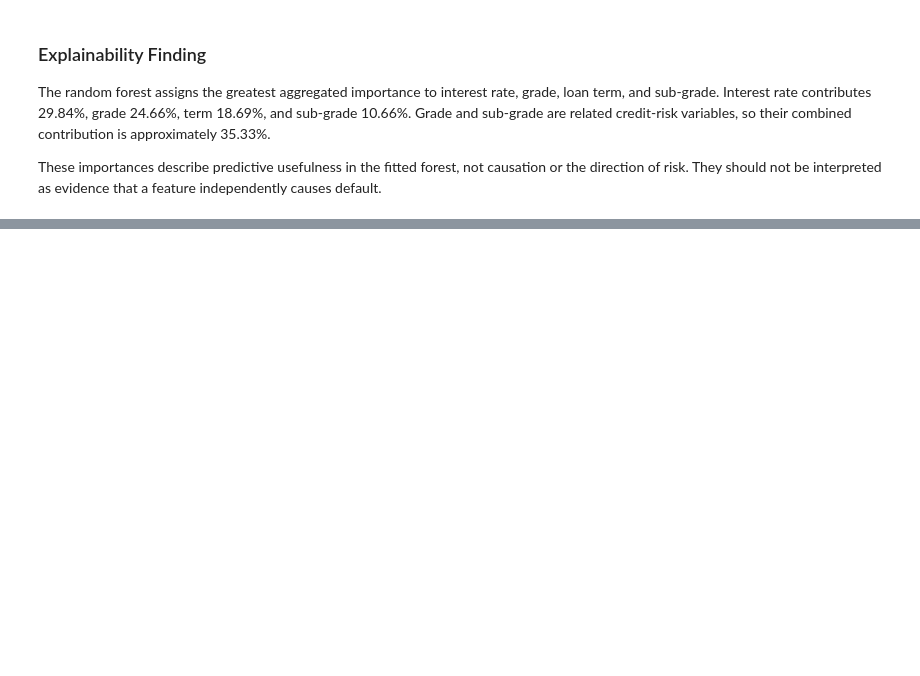
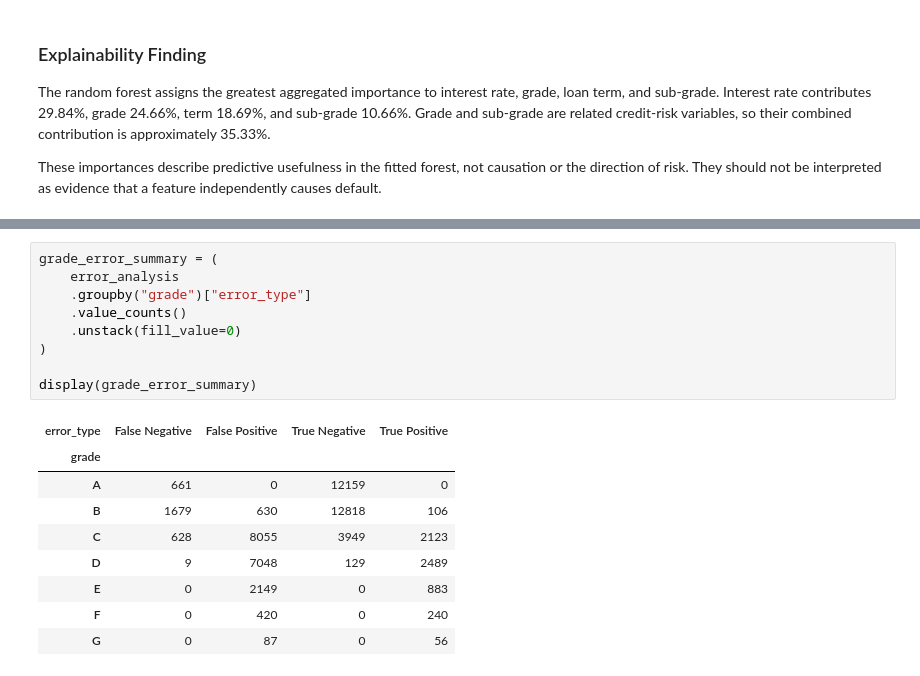
Before and after one commit to brishavrajbahak/loan-default-prediction, a Jupyter notebook: notebooks/05_tree_models.ipynb, the cells around one changed output, grey strips where cells are left out. Drawn from its saved outputs; the diff is of its cells as text; blank space fills up the shorter version.

```diff
--- a/notebooks/05_tree_models.ipynb
+++ b/notebooks/05_tree_models.ipynb
@@ -536,0 +564,19 @@ These importances describe predictive usefulness in the fitted forest, not causa
+# %%
+grade_error_summary = (
+    error_analysis
+    .groupby("grade")["error_type"]
+    .value_counts()
+    .unstack(fill_value=0)
+)
+
+display(grade_error_summary)
+# %% [output]
+| error_type | False Negative | False Positive | True Negative | True Positive |
+| grade |  |  |  |  |
+| A | 661 | 0 | 12159 | 0 |
+| B | 1679 | 630 | 12818 | 106 |
+| C | 628 | 8055 | 3949 | 2123 |
+| D | 9 | 7048 | 129 | 2489 |
+| E | 0 | 2149 | 0 | 883 |
+| F | 0 | 420 | 0 | 240 |
+| G | 0 | 87 | 0 | 56 |
```
Also changed, not shown: parts of 13 cells of this notebook, 1 other file.
